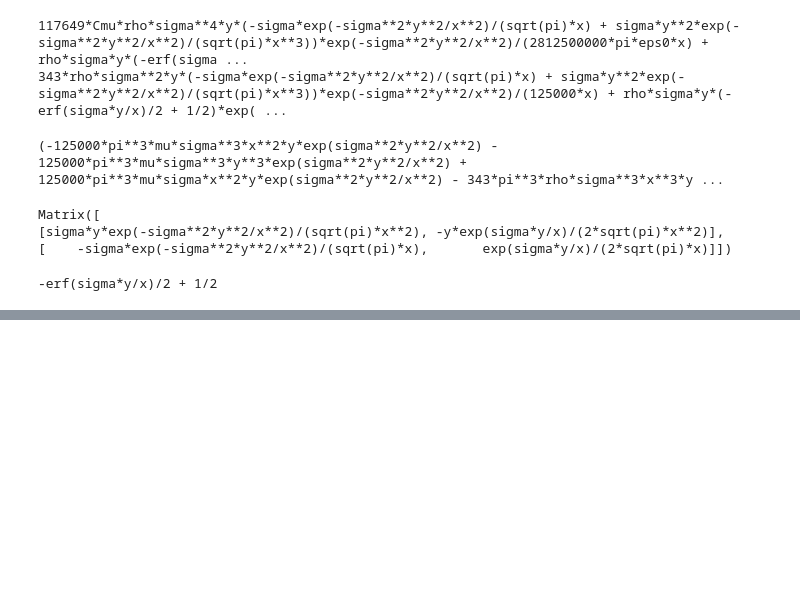
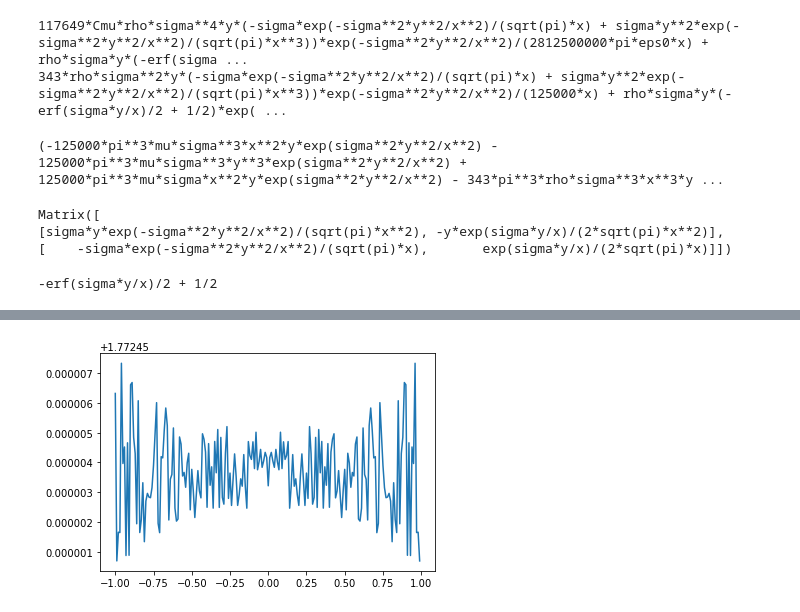
Before and after one commit to JIMMY-KSU/jupyter_notebooks, a Jupyter notebook: moose-notes.ipynb, the cells around one changed output, grey strips where cells are left out. Saved outputs shown, nothing was run; the diff lists cells and outputs as text; code cells hidden in the pictures; blank space fills up the shorter version.

```diff
--- a/moose-notes.ipynb
+++ b/moose-notes.ipynb
@@ -582,0 +649,6 @@ grad_u_vec = gradVec2(u_vec)
+# %%
+plt.close()
+plt.plot(xl, yt / ypl)
+plt.show()
+# %% [output]
+[figure, added]
```
Also changed, not shown: parts of 16 cells of this notebook.
